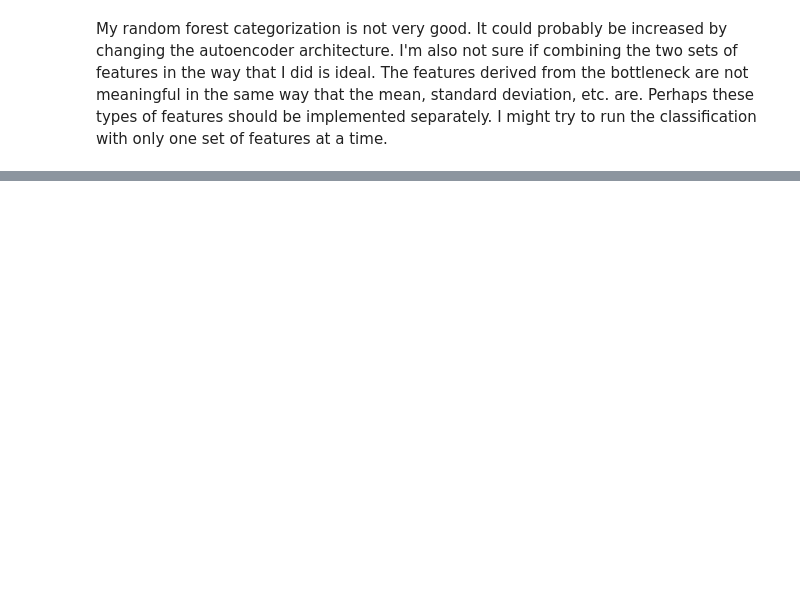
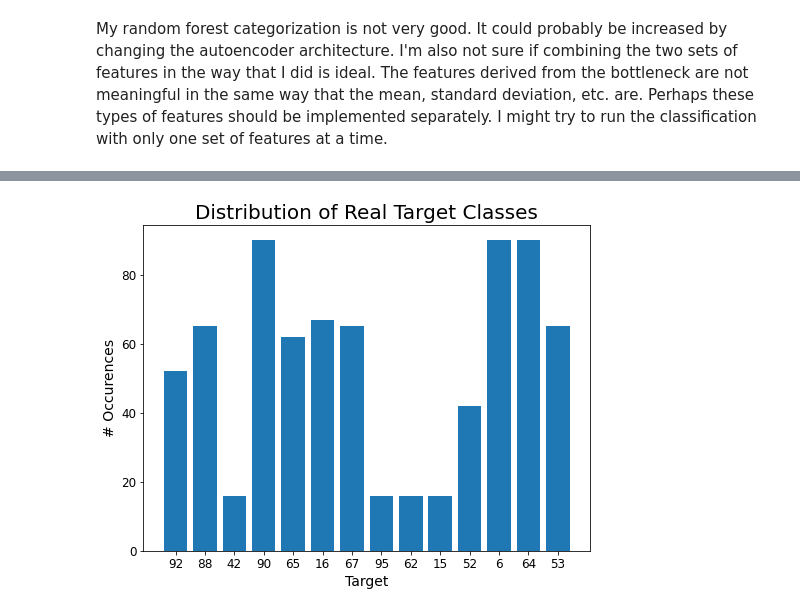
Before and after one commit to Janina712/MLTSA22_JBoecher, a Jupyter notebook: HW9/HW9_JBoecher.ipynb, the cells around one changed output, grey strips where cells are left out. Drawn from its saved outputs; the diff is of its cells as text; code cells hidden in the pictures; blank space fills up the shorter version.

```diff
--- a/HW9/HW9_JBoecher.ipynb
+++ b/HW9/HW9_JBoecher.ipynb
@@ -313,0 +343,20 @@ My random forest categorization is not very good. It could probably be increased
+# %%
+# count occurences of target
+unique_target = df_obj.target.unique()
+occ = []
+
+for target in unique_target:
+    occ.append(df_obj.target[target])
+# %%
+unique_target = unique_target.astype(str)
+# %%
+#df_obj.target[92]
+plt.figure(figsize=(8,6))
+plt.bar(unique_target, occ);
+plt.xticks(size = 12)
+plt.yticks(size = 12)
+plt.xlabel("Target", size = 14)
+plt.ylabel("# Occurences", size = 14)
+plt.title(f"Distribution of Real Target Classes", size = 20);
+# %% [output]
+[figure, added]
```
Also changed, not shown: parts of 16 cells of this notebook.
